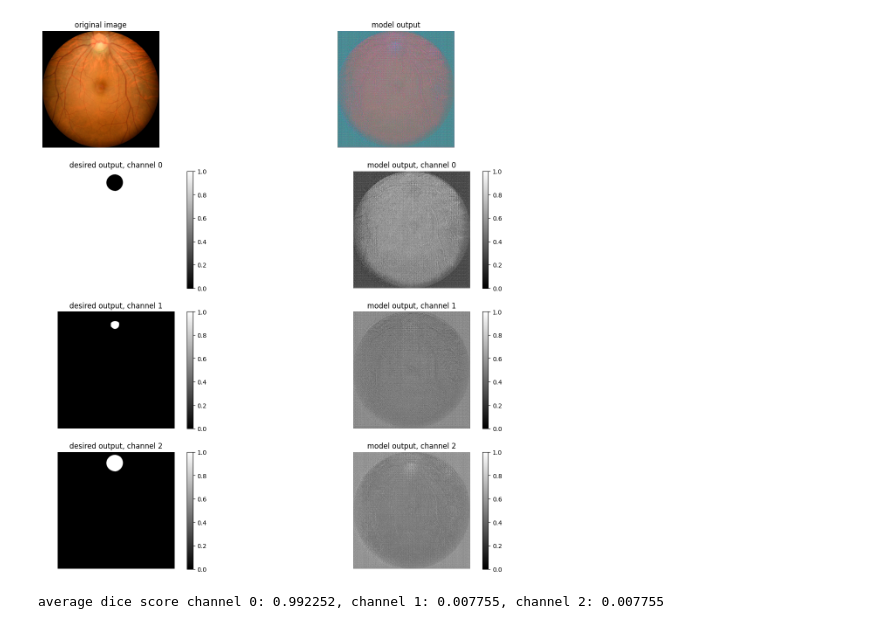
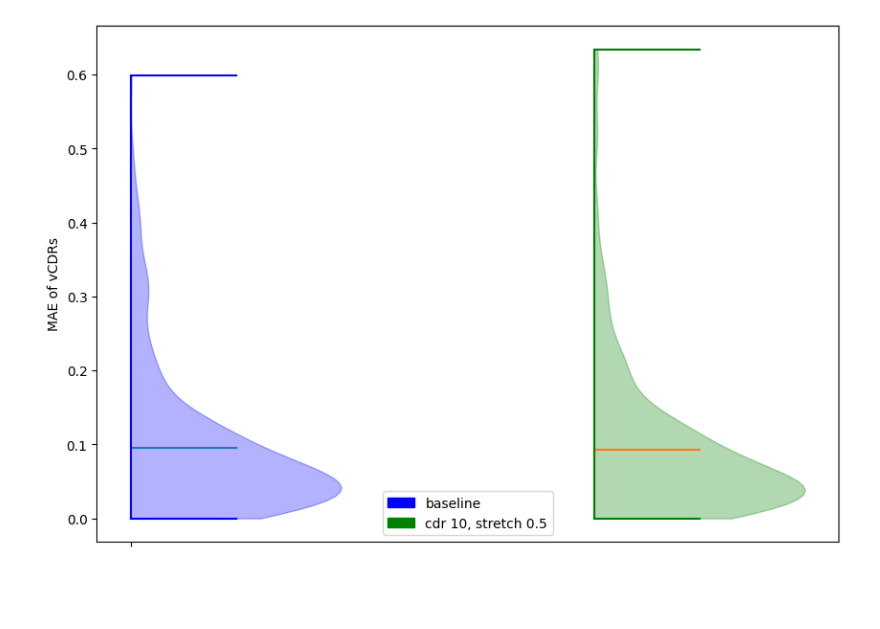
Before and after one commit to mo1333/anatomically_coherent_segmentation, a Jupyter notebook: evaluate.ipynb, the cells around one changed output. Drawn from its saved outputs; the diff is of its cells as text; code cells hidden in the pictures; blank space fills up the shorter version.

```diff
--- a/evaluate.ipynb
+++ b/evaluate.ipynb
@@ -68,14 +17,42 @@ metric = DiceMetric()
-# %%
-sum_score = [0, 0, 0]
-for j, batch in enumerate(val_dataloader):
-    new_images = model(batch[0])
-    if j == 0:
-        plot_model_output((batch[0], sigmoid(new_images[0].detach()), batch[1]), "output_images/" + exp_name + ".png")
-    np.sum(np.array(metric(new_images, batch[1])), axis=0)
-    sum_score = [sum_score[i] + np.sum(np.array(metric(new_images, batch[1])), axis=0)[i] for i in
-                 range(len(sum_score))]
-avg_score = [score / number_of_images for score in sum_score]
-print("average dice score channel 0: %f, channel 1: %f, channel 2: %f" % (avg_score[0], avg_score[1], avg_score[2]))
-# %% [output]
-[figure, removed]
-average dice score channel 0: 0.992252, channel 1: 0.007755, channel 2: 0.007755
+# %%
+experiments_of_interest = ["2024_07_19__08_14_46_eval_test_standard", "2024_07_18__07_11_32_eval_test"]
+experiments_labels = ["baseline", "cdr 10, stretch 0.5", "topological loss, very narrow"]
+experiments_colors = [("b", "cornflowerblue"), ("green", "limegreen"), ("orangered", "coral")]
+exp_paths = ["experiments/" + name for name in experiments_of_interest]
+# %%
+patches = []
+labels = []
+width = 0.1
+shift_factor = width*1.1
+
+fig = plt.figure()
+ax = fig.add_subplot()
+
+for i in range(len(experiments_of_interest)):
+    with open(exp_paths[i] + "/diameters.pickle", "rb") as handle:
+        diameters = pickle.load(handle)
+
+    cdr_label = [diameters["label"][0][i] / diameters["label"][1][i] for i in range(len(diameters["label"][0]))]
+    cdr_pred = [diameters["pred"][0][i] / diameters["pred"][1][i] for i in range(len(diameters["label"][0]))]
+    data = [abs(cdr_pred[i] - cdr_label[i]) for i in range(len(cdr_pred))]
+    violin = ax.violinplot(data,
+                            positions = [0 + shift_factor*i],
+                            widths=width,
+                            showmeans=True,
+                            side="high")
+
+    for pc in violin['bodies']:
+        pc.set_facecolor(experiments_colors[i][0])
+        pc.set_edgecolor(experiments_colors[i][0])
+    for partname in ('cbars','cmins','cmaxes'):
+        vp = violin[partname]
+        vp.set_edgecolor(experiments_colors[i][0])
+    patches.append(mpatches.Patch(color=experiments_colors[i][0]))
+    labels.append(experiments_labels[i])
+
+ax.set_xticks([0], [""])
+plt.ylabel("MAE of vCDRs")
+plt.legend(patches, labels, loc=8) # loc 4 ... lower center
+plt.show()
+# %% [output]
+[figure, added]
```
Also changed, not shown: parts of 4 cells of this notebook.
